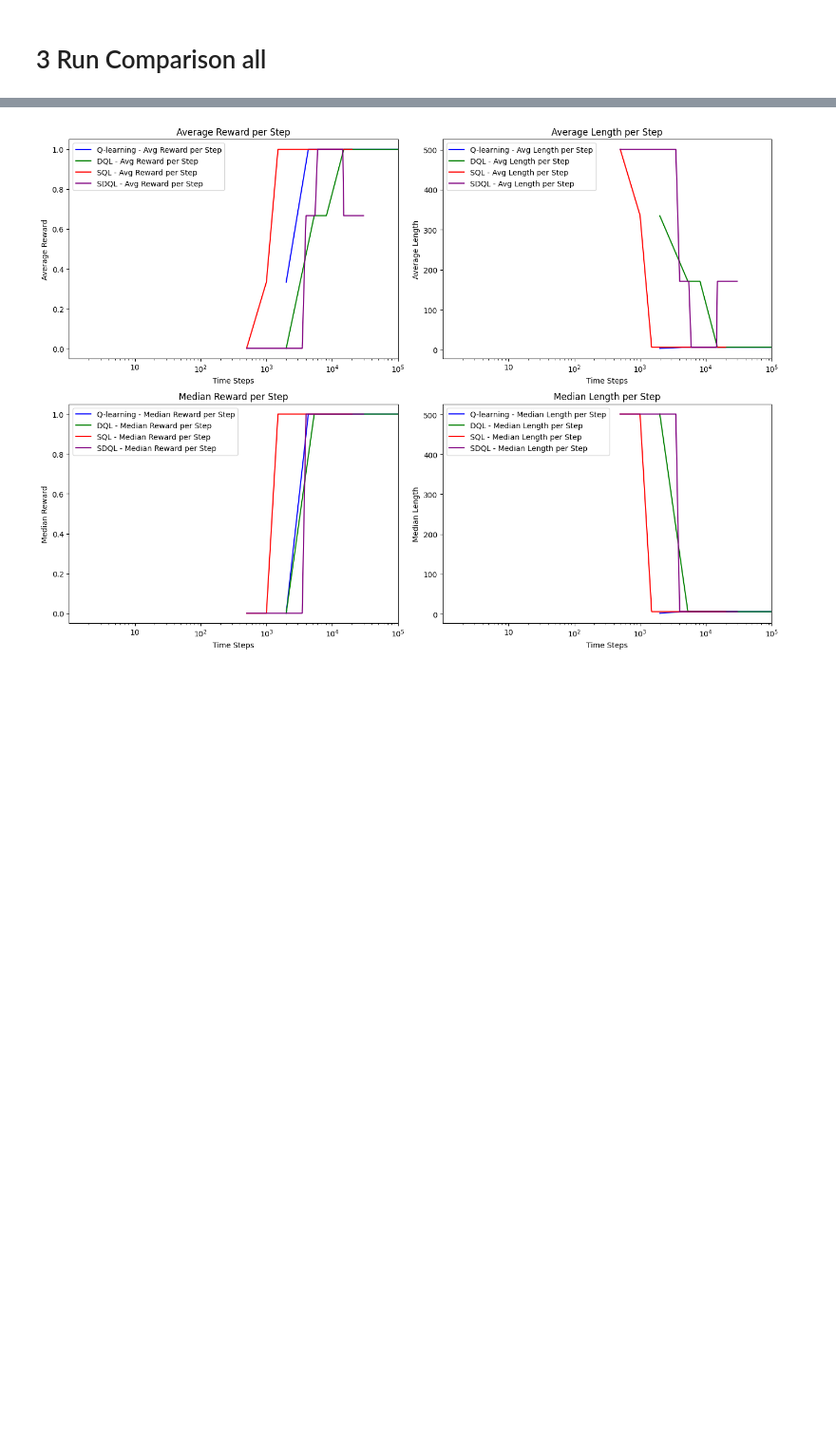
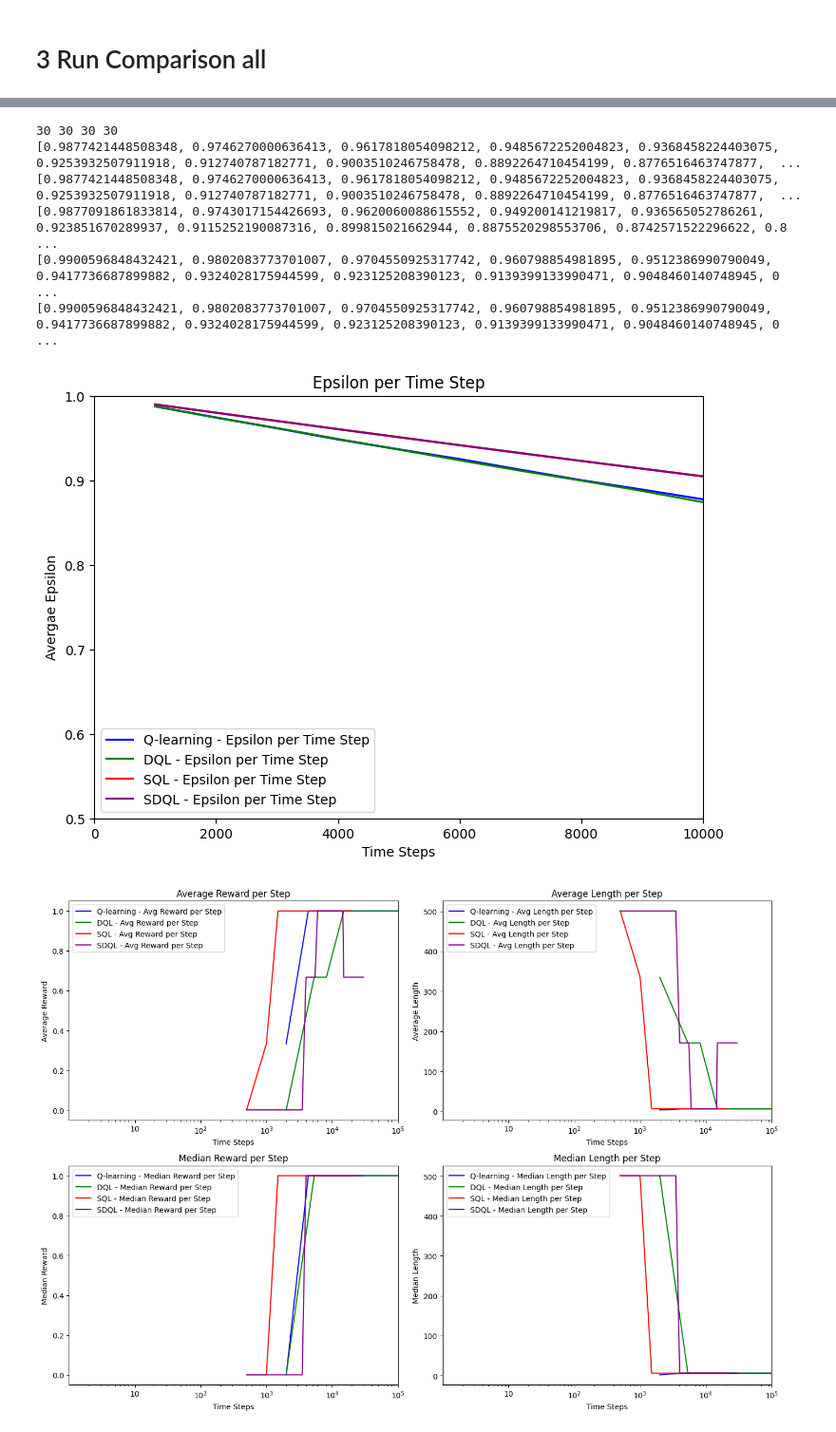
Before and after one commit to mahtabbm/RL_playground, a Jupyter notebook: frozenlake_variants.ipynb, the cells around one changed output, grey strips where cells are left out. Shown at 95% size. Cells and saved outputs as stored; diff of their text form; code cells hidden in the pictures; blank space fills up the shorter version.

Commit message:
frozen lake epsilon plot

```diff
--- a/frozenlake_variants.ipynb
+++ b/frozenlake_variants.ipynb
@@ -1037,3 +1035,60 @@ def pad_and_average_results(results: List[Tuple[List[float], List[float], List[f
+# %%
+def plot_combined_results_eps(results):
+    plt.figure(figsize=(14, 10))
+
+    colors = {
+        'Q-learning': 'blue',
+        'DQL': 'green',
+        'SQL': 'red',
+        'SDQL': 'purple'
+    }
+
+
+    plt.subplot(2, 2, 1)
+    for algorithm, (avg_eps, avg_time_steps) in results.items():
+        print(avg_eps)
+        plt.plot(avg_time_steps, avg_eps, label=f'{algorithm} - Epsilon per Time Step', color=colors[algorithm])
+        # plt.fill_between(avg_time_steps, np.array(median_rewards)-np.array(iqr_rewards)/2, np.array(median_rewards)+np.array(iqr_rewards)/2, alpha=0.1, color=colors[algorithm])
+    plt.xlabel('Time Steps')
+    plt.ylabel('Avergae Epsilon')
+    plt.title('Epsilon per Time Step')
+    plt.legend()
+    plt.xlim([0, 10000])
+    plt.ylim([0.5, 1])
+    # plt.subplot(2, 2, 4)
+    # for algorithm, (avg_rewards, std_rewards, median_rewards, iqr_rewards, avg_lengths, std_lengths, median_lengths, iqr_lengths, avg_time_steps) in results.items():
+    #     plt.plot(avg_time_steps, median_lengths, label=f'{algorithm} - Median Length per Step', color=colors[algorithm])
+    #     plt.fill_between(avg_time_steps, np.array(median_lengths)-np.array(iqr_lengths)/2, np.array(median_lengths)+np.array(iqr_lengths)/2, alpha=0.1, color=colors[algorithm])
+    # plt.xlabel('Time Steps')
+    # plt.ylabel('Median Length')
+    # plt.title('Median Length per Step')
+    # plt.legend()
+    # plt.xlim([0, 10000])
+
+    plt.tight_layout()
+    plt.show()
+
+
+sqdl_step = sdql_res[2][-1]
+
+print(len(eps_q), len(eps_sql), len(eps_sdql), len(eps_dql))
+print(eps_q)
+results = {
+    'Q-learning': (eps_q,sqdl_step),
+    'DQL': (eps_dql, sqdl_step),
+    'SQL': (eps_sql, sqdl_step),
+    'SDQL': (eps_sdql, sqdl_step),
+}
+
+plot_combined_results_eps(results)
+# %% [output]
+30 30 30 30
+[0.9877421448508348, 0.9746270000636413, 0.9617818054098212, 0.9485672252004823, 0.9368458224403075, 0.9253932507911918, 0.912740787182771, 0.9003510246758478, 0.8892264710454199, 0.8776516463747877,  ...
+[0.9877421448508348, 0.9746270000636413, 0.9617818054098212, 0.9485672252004823, 0.9368458224403075, 0.9253932507911918, 0.912740787182771, 0.9003510246758478, 0.8892264710454199, 0.8776516463747877,  ...
+[0.9877091861833814, 0.9743017154426693, 0.9620060088615552, 0.949200141219817, 0.936565052786261, 0.923851670289937, 0.9115252190087316, 0.899815021662944, 0.8875520298553706, 0.8742571522296622, 0.8 ...
+[0.9900596848432421, 0.9802083773701007, 0.9704550925317742, 0.960798854981895, 0.9512386990790049, 0.9417736687899882, 0.9324028175944599, 0.923125208390123, 0.9139399133990471, 0.9048460140748945, 0 ...
+[0.9900596848432421, 0.9802083773701007, 0.9704550925317742, 0.960798854981895, 0.9512386990790049, 0.9417736687899882, 0.9324028175944599, 0.923125208390123, 0.9139399133990471, 0.9048460140748945, 0 ...
+[figure, added]
 # %%
 def plot_combined_results(results):
     plt.figure(figsize=(14, 10))
```
Also changed, not shown: parts of 11 cells of this notebook.
